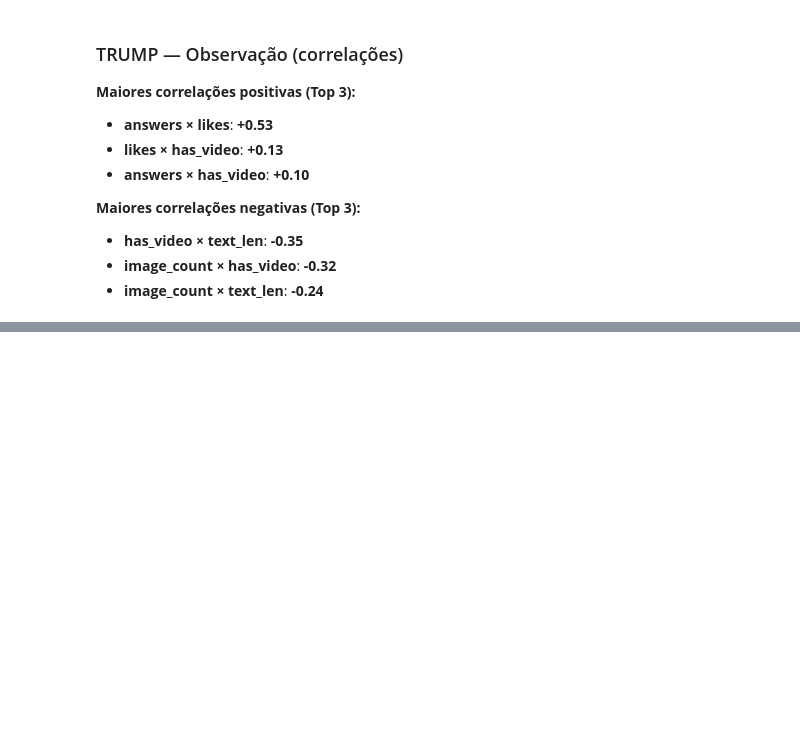
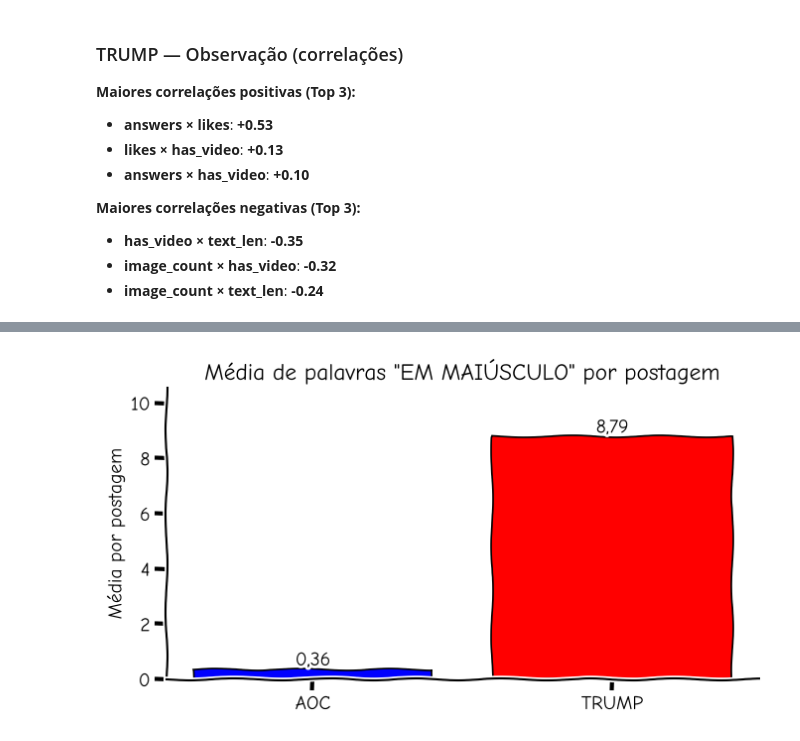
Before and after one commit to ayrtondenner/AOC-vs-Trump-Twitter-Analysis, a Jupyter notebook: analysis.ipynb, the cells around one changed output, grey strips where cells are left out. Saved outputs shown, nothing was run; the diff lists cells and outputs as text; code cells hidden in the pictures; blank space fills up the shorter version.

```diff
--- a/analysis.ipynb
+++ b/analysis.ipynb
@@ -1471,0 +1540,56 @@ for _src in ["aoc", "trump"]:
+# %%
+# Média de palavras TOTALMENTE EM MAIÚSCULO por postagem (AOC vs Trump)
+
+# Considera "palavra em maiúsculo" como token com >=2 letras (evita contar "I", "A", etc.)
+pattern_upper = r"\b[A-ZÀ-Ü]{2,}\b"
+
+upper_stats = (
+    df.assign(
+        upper_word_count=(
+            df["text"]
+            .fillna("")
+            .astype(str)
+            .str.findall(pattern_upper)
+            .str.len()
+        )
+    )
+    .groupby("source")["upper_word_count"]
+    .mean()
+    .reindex(["aoc", "trump"])
+    .dropna()
+)
+
+bar_labels = [s.upper() for s in upper_stats.index]
+bar_colors = plot_colors[: len(upper_stats)] if "plot_colors" in globals() else (colors[: len(upper_stats)] if "colors" in globals() else None)
+
+with xkcd_context():
+    fig_uc, ax_uc = plt.subplots(figsize=(7, 4))
+
+    bars_uc = ax_uc.bar(
+        bar_labels,
+        upper_stats.values,
+        color=bar_colors,
+        edgecolor="black",
+        linewidth=1.2,
+    )
+
+    ax_uc.set_title('Média de palavras "EM MAIÚSCULO" por postagem')
+    ax_uc.set_ylabel("Média por postagem")
+
+    for b, v in zip(bars_uc, upper_stats.values):
+        ax_uc.text(
+            b.get_x() + b.get_width() / 2,
+            v,
+            f"{v:.2f}".replace(".", ","),
+            ha="center",
+            va="bottom",
+        )
+
+    ax_uc.set_ylim(0, float(upper_stats.max()) * 1.2 if len(upper_stats) else 1)
+    ax_uc.spines["top"].set_visible(False)
+    ax_uc.spines["right"].set_visible(False)
+
+    fig_uc.tight_layout()
+    plt.show()
+# %% [output]
+[figure, added]
```
Also changed, not shown: parts of 2 cells of this notebook.
